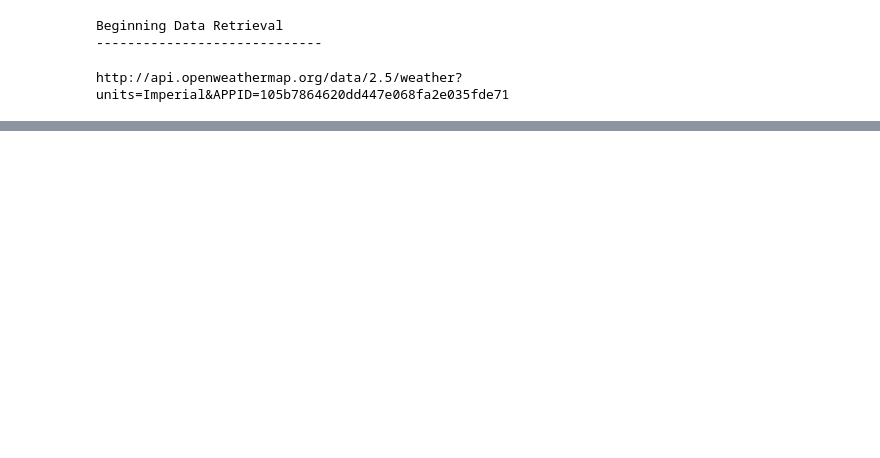
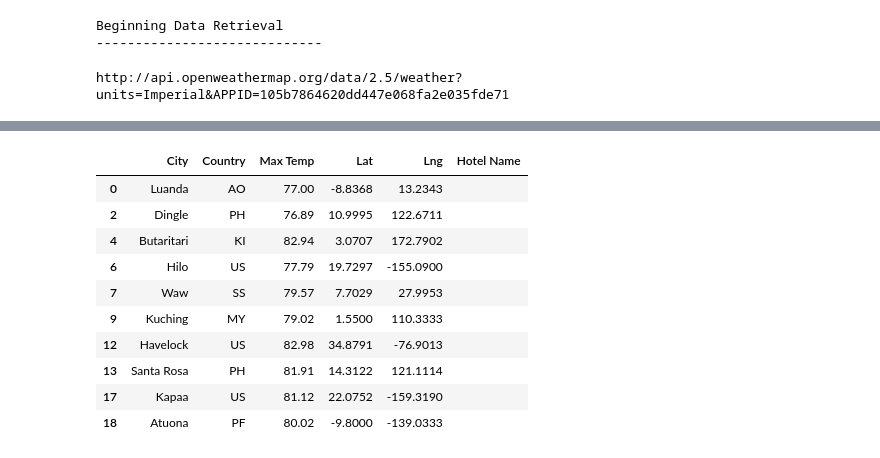
Before and after one commit to juliacho22/World_Weather_Analysis, a Jupyter notebook: WeatherPy.ipynb, the cells around one changed output, grey strips where cells are left out. Saved outputs shown, nothing was run; the diff lists cells and outputs as text; code cells hidden in the pictures; blank space fills up the shorter version.

```diff
--- a/WeatherPy.ipynb
+++ b/WeatherPy.ipynb
@@ -352,0 +450,17 @@ plot_linear_regression(x_values, y_values,
+# %%
+# Create DataFrame called hotel_df to store hotel names along with city, country, max temp, and coordinates.
+hotel_df = preferred_cities_df[["City", "Country", "Max Temp", "Lat", "Lng"]].copy()
+hotel_df["Hotel Name"] = ""
+hotel_df.head(10)
+# %% [output]
+|  | City | Country | Max Temp | Lat | Lng | Hotel Name |
+| 0 | Luanda | AO | 77.00 | -8.8368 | 13.2343 |  |
+| 2 | Dingle | PH | 76.89 | 10.9995 | 122.6711 |  |
+| 4 | Butaritari | KI | 82.94 | 3.0707 | 172.7902 |  |
+| 6 | Hilo | US | 77.79 | 19.7297 | -155.0900 |  |
+| 7 | Waw | SS | 79.57 | 7.7029 | 27.9953 |  |
+| 9 | Kuching | MY | 79.02 | 1.5500 | 110.3333 |  |
+| 12 | Havelock | US | 82.98 | 34.8791 | -76.9013 |  |
+| 13 | Santa Rosa | PH | 81.91 | 14.3122 | 121.1114 |  |
+| 17 | Kapaa | US | 81.12 | 22.0752 | -159.3190 |  |
+| 18 | Atuona | PF | 80.02 | -9.8000 | -139.0333 |  |
```
Also changed, not shown: parts of 28 cells of this notebook, 7 other files.
